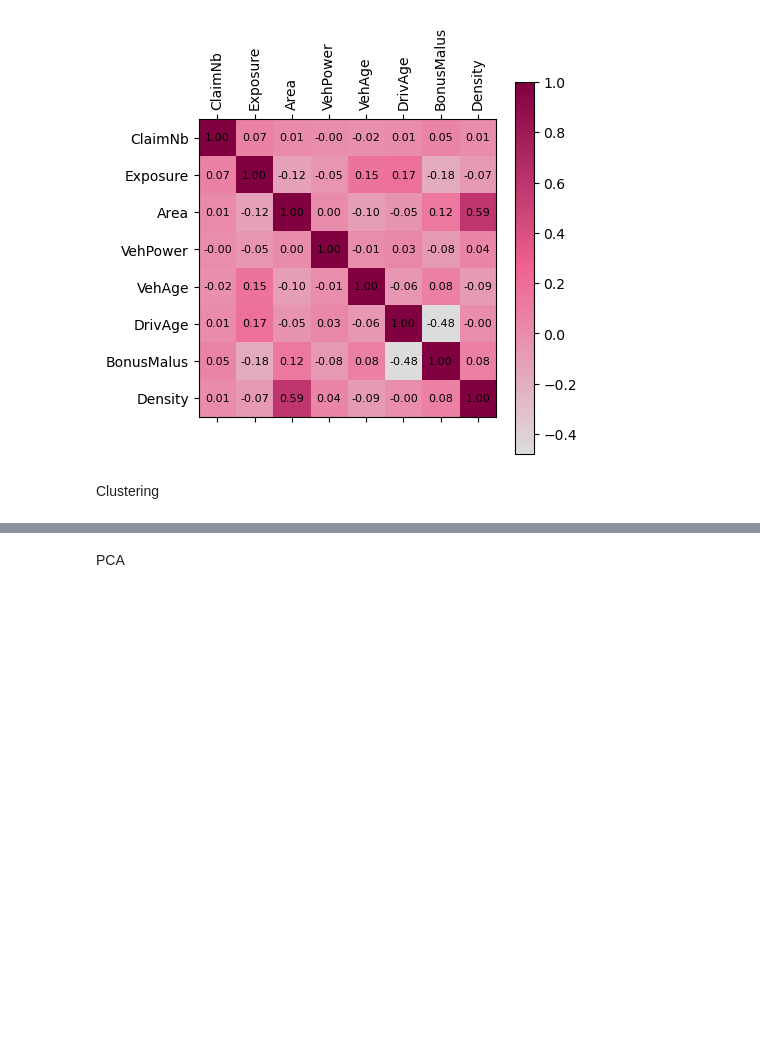
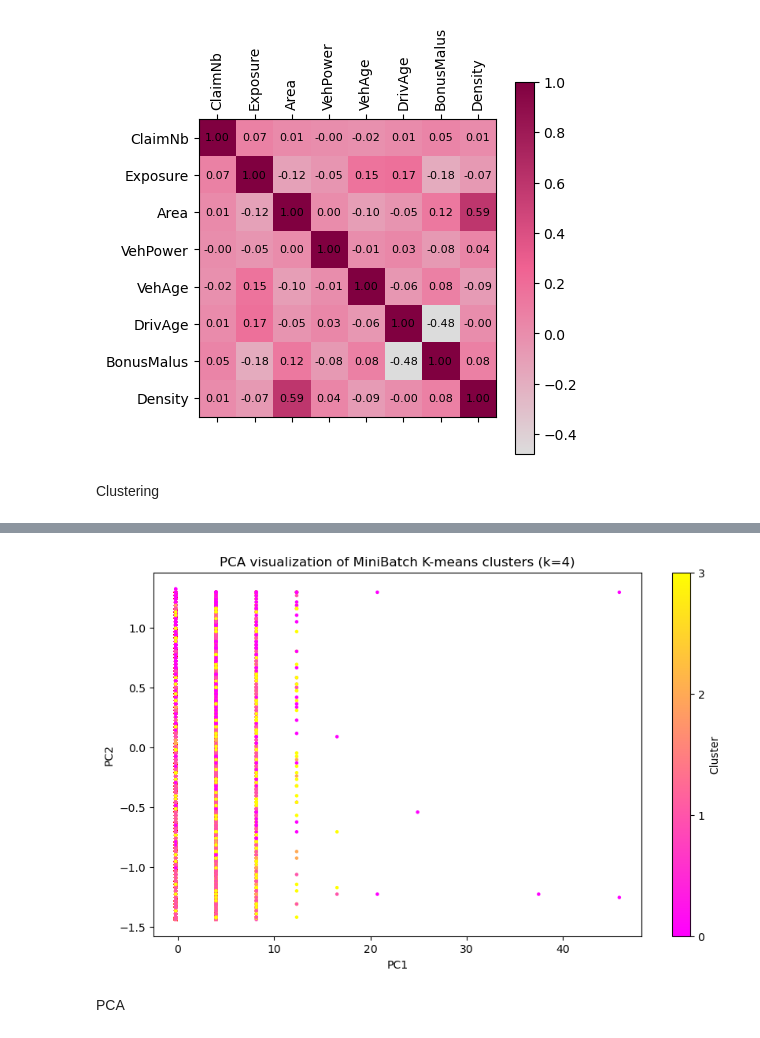
Before and after one commit to radostboyadzhieva/Machine-Learning-Project, a Jupyter notebook: EDA.ipynb, the cells around one changed output, grey strips where cells are left out. Saved outputs shown, nothing was run; the diff lists cells and outputs as text; code cells hidden in the pictures; blank space fills up the shorter version.

```diff
--- a/EDA.ipynb
+++ b/EDA.ipynb
@@ -125,3 +167,31 @@ k=9: silhouette=0.1596
+# %%
+from sklearn.cluster import MiniBatchKMeans
+from sklearn.decomposition import PCA
+import matplotlib.pyplot as plt
+
+k = 4
+kmeans = MiniBatchKMeans(
+    n_clusters=k,
+    batch_size=4096,
+    max_iter=200,
+    random_state=42
+).fit(X_scaled)
+
+labels = kmeans.labels_
+
+
+
+
+
+plt.figure(figsize=(10,6))
+plt.scatter(X_scaled[:,0], X_scaled[:,1], c=labels, cmap="spring", s=5)
+plt.title(f"PCA visualization of MiniBatch K-means clusters (k={k})")
+plt.xlabel("PC1")
+plt.ylabel("PC2")
+plt.colorbar(ticks=[0, 1, 2, 3], label = "Cluster")
+plt.show()
+# %% [output]
+[figure, added]
 # %%
 # X_reduced = np.load("X_reduced.npy")
 
```
Also changed, not shown: parts of 5 cells of this notebook, 3 other files.
